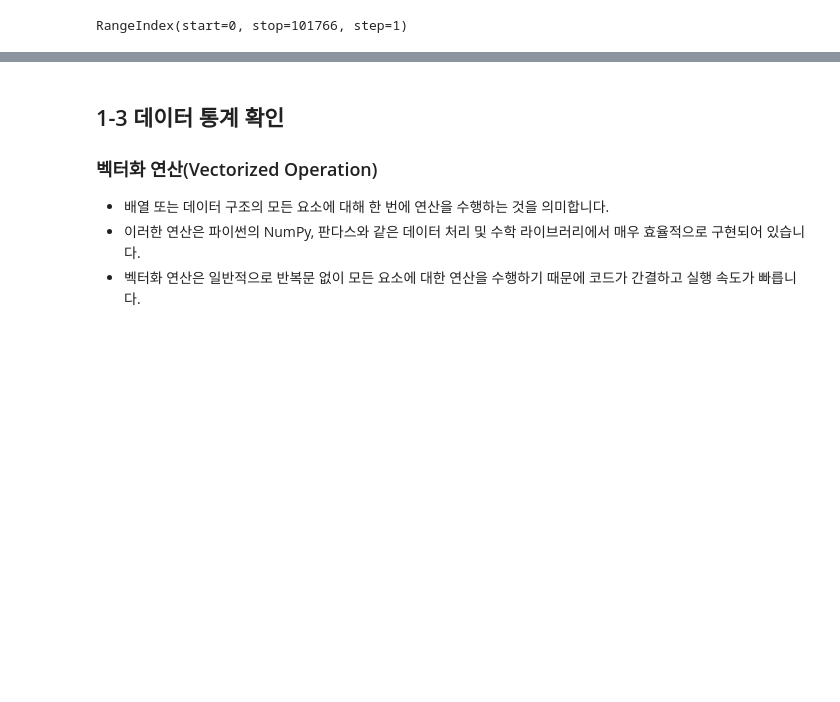
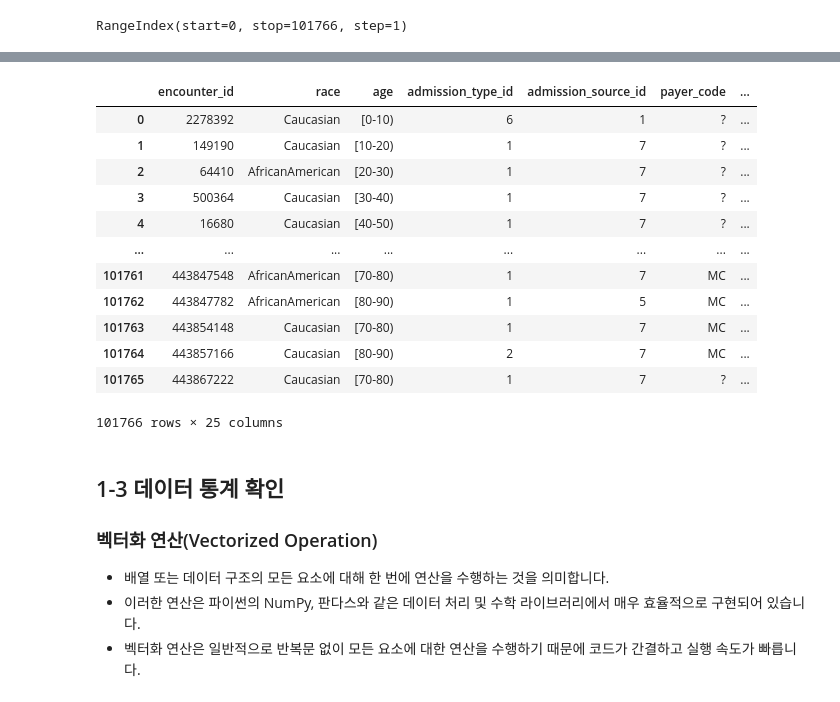
Before and after one commit to zerosum99/js_automl_pycaret, a Jupyter notebook: 01_판다스알아보기/정석_101_판다스기본.ipynb, the cells around one changed output, grey strips where cells are left out. Saved outputs shown, nothing was run; the diff lists cells and outputs as text; code cells hidden in the pictures; blank space fills up the shorter version.

```diff
--- a/01_판다스알아보기/정석_101_판다스기본.ipynb
+++ b/01_판다스알아보기/정석_101_판다스기본.ipynb
@@ -82,3 +101,6 @@ Data columns (total 50 columns):
  49  readmitted                101766 non-null  object
 dtypes: int64(13), object(37)
 memory usage: 38.8+ MB
+# %%
+for i in dir(100) :
+    print(i,end=", ")
@@ -84,0 +109,3 @@ memory usage: 38.8+ MB
+# %%
+for i in dir(df) :
+    print(i,end=", ") if not i.startswith("_") else _
@@ -136,3 +217,19 @@ RangeIndex(start=0, stop=101766, step=1)
+# %%
+df[[x for i,x in enumerate(df.columns) if i % 2 == 0 ]]
+# %% [output]
+|  | encounter_id | race | age | admission_type_id | admission_source_id | payer_code | ... |
+| 0 | 2278392 | Caucasian | [0-10) | 6 | 1 | ? | ... |
+| 1 | 149190 | Caucasian | [10-20) | 1 | 7 | ? | ... |
+| 2 | 64410 | AfricanAmerican | [20-30) | 1 | 7 | ? | ... |
+| 3 | 500364 | Caucasian | [30-40) | 1 | 7 | ? | ... |
+| 4 | 16680 | Caucasian | [40-50) | 1 | 7 | ? | ... |
+| ... | ... | ... | ... | ... | ... | ... | ... |
+| 101761 | 443847548 | AfricanAmerican | [70-80) | 1 | 7 | MC | ... |
+| 101762 | 443847782 | AfricanAmerican | [80-90) | 1 | 5 | MC | ... |
+| 101763 | 443854148 | Caucasian | [70-80) | 1 | 7 | MC | ... |
+| 101764 | 443857166 | Caucasian | [80-90) | 2 | 7 | MC | ... |
+| 101765 | 443867222 | Caucasian | [70-80) | 1 | 7 | ? | ... |
+101766 rows × 25 columns
 # %% [markdown]
 ## 1-3 데이터 통계 확인
 
```
Also changed, not shown: parts of 31 cells of this notebook.
